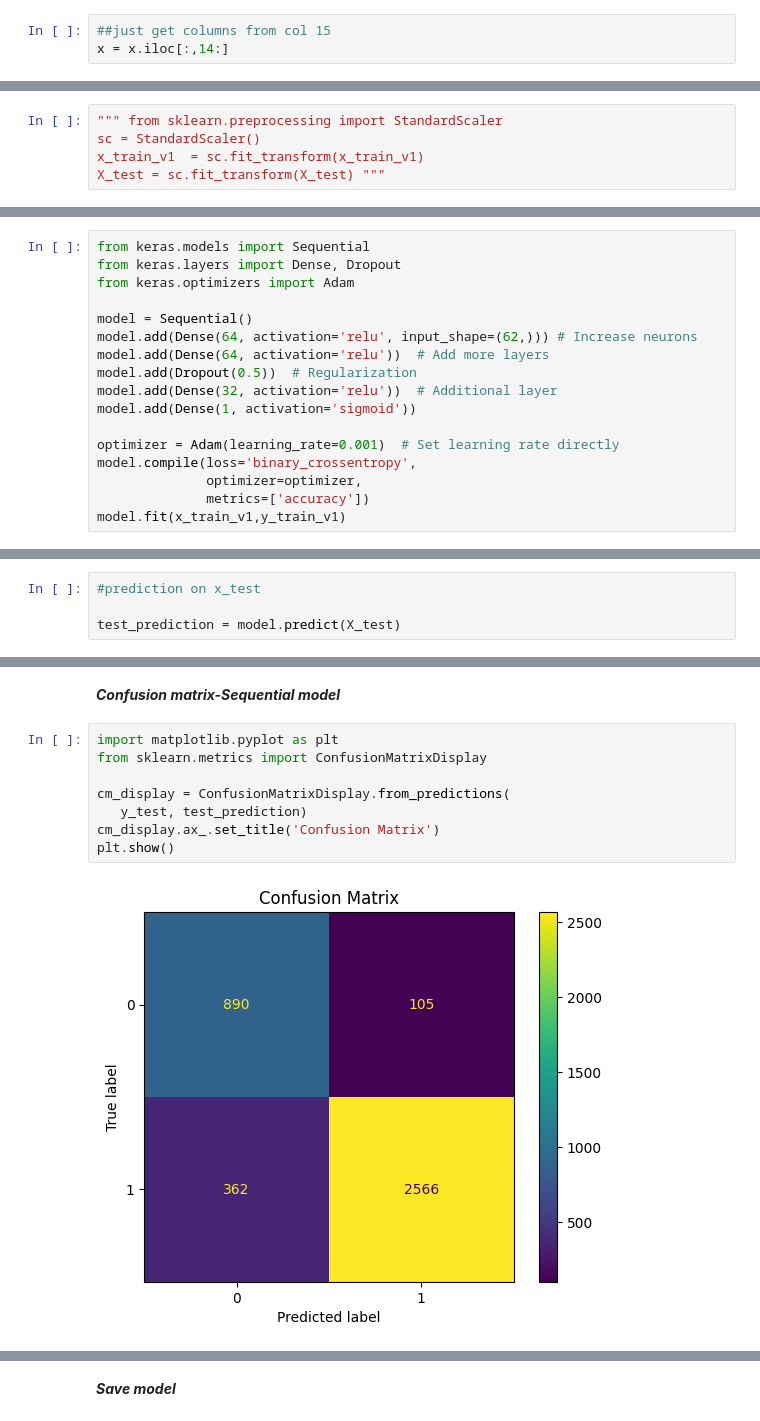
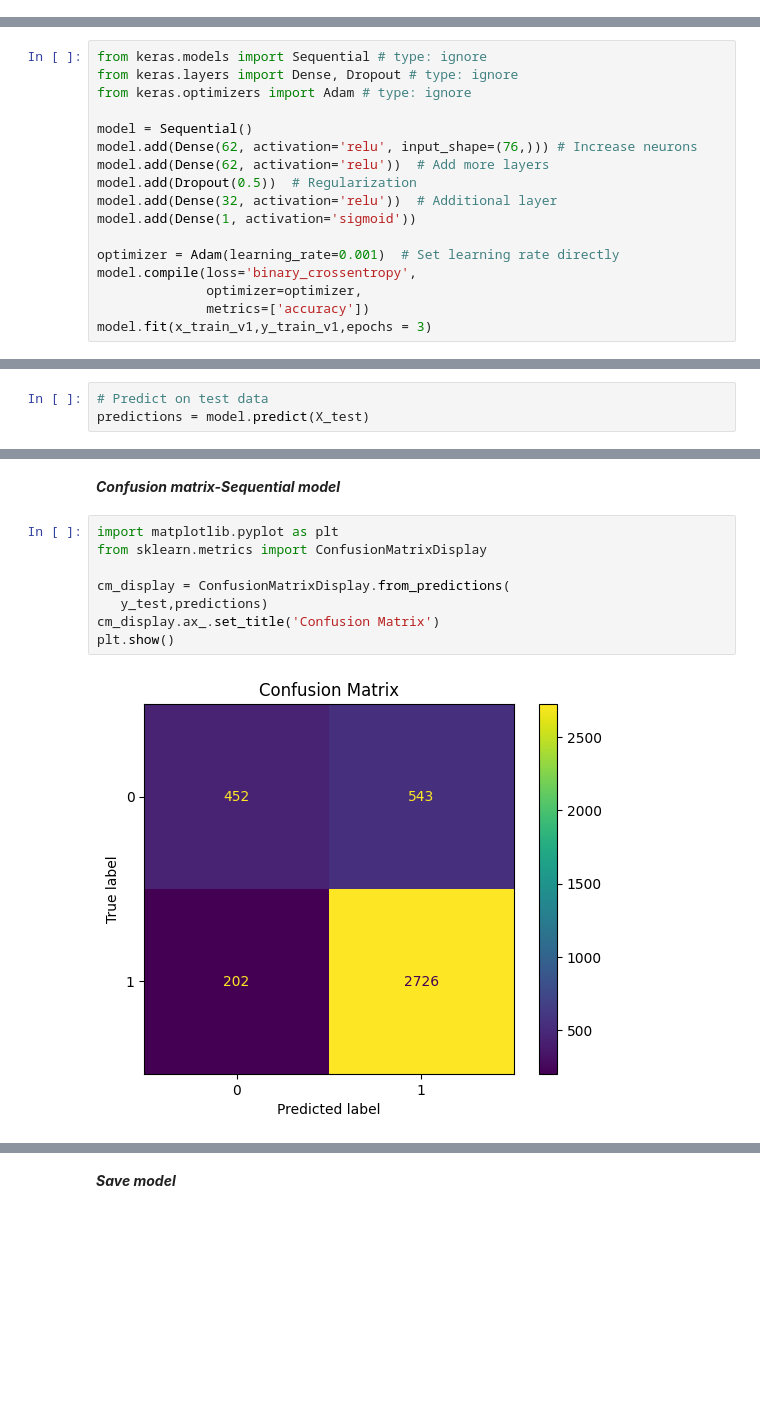
Before and after one commit to iseT1enLoc/IE105_FINAL_PROJECT, a Jupyter notebook: model_training.ipynb, the cells around one changed output, grey strips where cells are left out. Saved outputs shown, nothing was run; the diff lists cells and outputs as text; blank space fills up the shorter version.

```diff
--- a/model_training.ipynb
+++ b/model_training.ipynb
@@ -84,6 +84,3 @@ print("The Name and Malware are remove successfully")
 #left this part for further works later
 # %% [output]
 The Name and Malware are remove successfully
-# %%
-##just get columns from col 15
-x = x.iloc[:,14:]
@@ -176,8 +158,3 @@ Malware
 Name: count, dtype: int64
 # %% [markdown]
 ***Features scaling***
-# %%
-""" from sklearn.preprocessing import StandardScaler
-sc = StandardScaler()
-x_train_v1  = sc.fit_transform(x_train_v1)
-X_test = sc.fit_transform(X_test) """
@@ -196,13 +178,13 @@ X_test.shape
 # %% [markdown]
 **Sequential model**
 # %%
-from keras.models import Sequential
-from keras.layers import Dense, Dropout
-from keras.optimizers import Adam
+from keras.models import Sequential # type: ignore
+from keras.layers import Dense, Dropout # type: ignore
+from keras.optimizers import Adam # type: ignore
 
 model = Sequential()
-model.add(Dense(64, activation='relu', input_shape=(62,))) # Increase neurons
-model.add(Dense(64, activation='relu'))  # Add more layers
+model.add(Dense(62, activation='relu', input_shape=(76,))) # Increase neurons
+model.add(Dense(62, activation='relu'))  # Add more layers
 model.add(Dropout(0.5))  # Regularization
 model.add(Dense(32, activation='relu'))  # Additional layer
 model.add(Dense(1, activation='sigmoid'))
@@ -211,5 +193,5 @@ optimizer = Adam(learning_rate=0.001)  # Set learning rate directly
 model.compile(loss='binary_crossentropy',
               optimizer=optimizer,
               metrics=['accuracy'])
-model.fit(x_train_v1,y_train_v1)
+model.fit(x_train_v1,y_train_v1,epochs = 3)
 # %% [output]
@@ -249,5 +225,4 @@ X_test
 # %%
-#prediction on x_test
-
-test_prediction = model.predict(X_test)
+# Predict on test data
+predictions = model.predict(X_test)
 # %% [output]
@@ -279,13 +261,13 @@ print(len(X_test))
 # %%
 import matplotlib.pyplot as plt
 from sklearn.metrics import ConfusionMatrixDisplay
 
 cm_display = ConfusionMatrixDisplay.from_predictions(
-   y_test, test_prediction)
+   y_test,predictions)
 cm_display.ax_.set_title('Confusion Matrix')
 plt.show()
 # %% [output]
-[figure, old version]
+[figure, new version]
 # %%
 from sklearn.metrics import classification_report
 # Generate classification report
```
Also changed, not shown: parts of 21 cells of this notebook, 9 other files.
